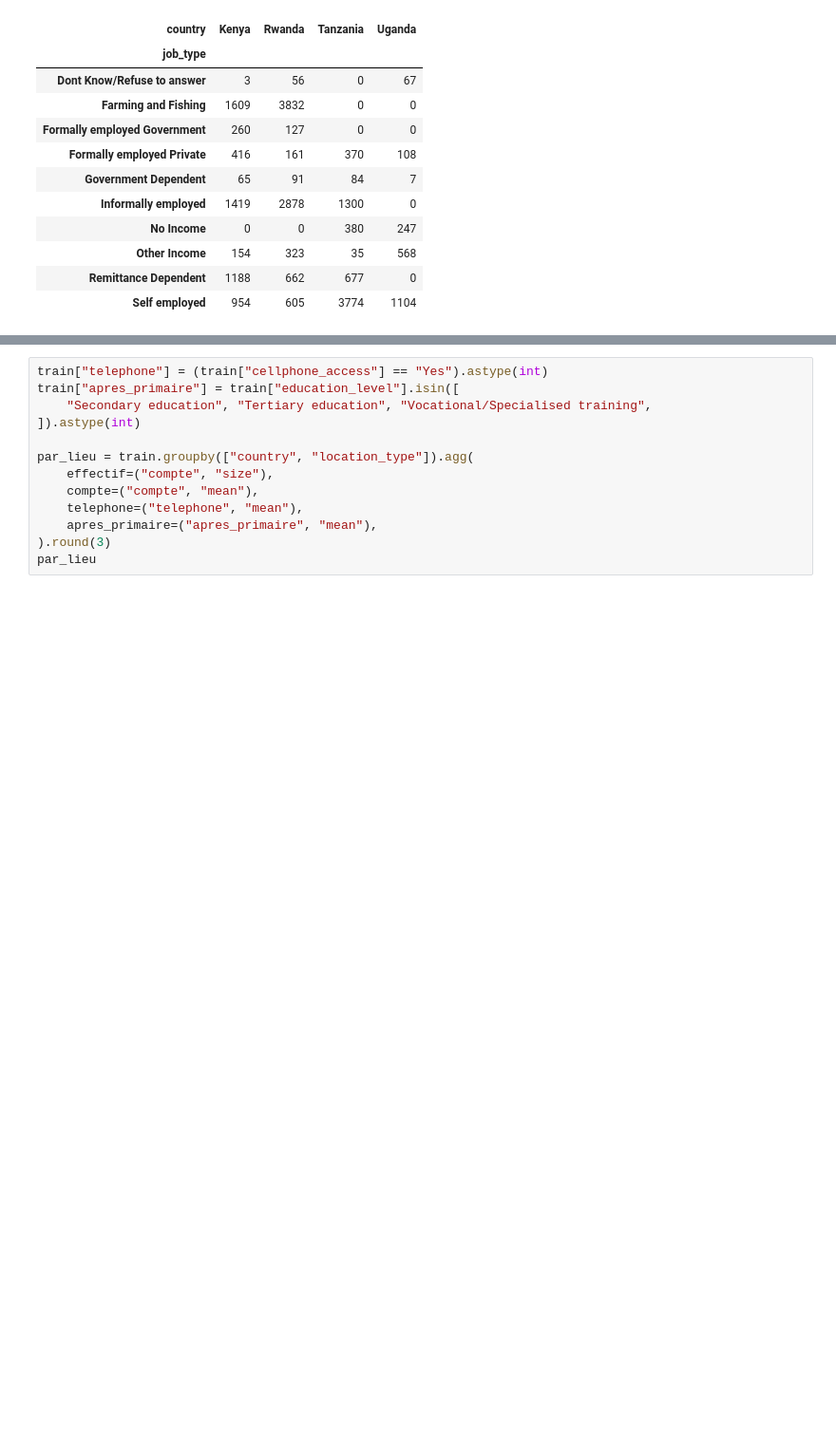
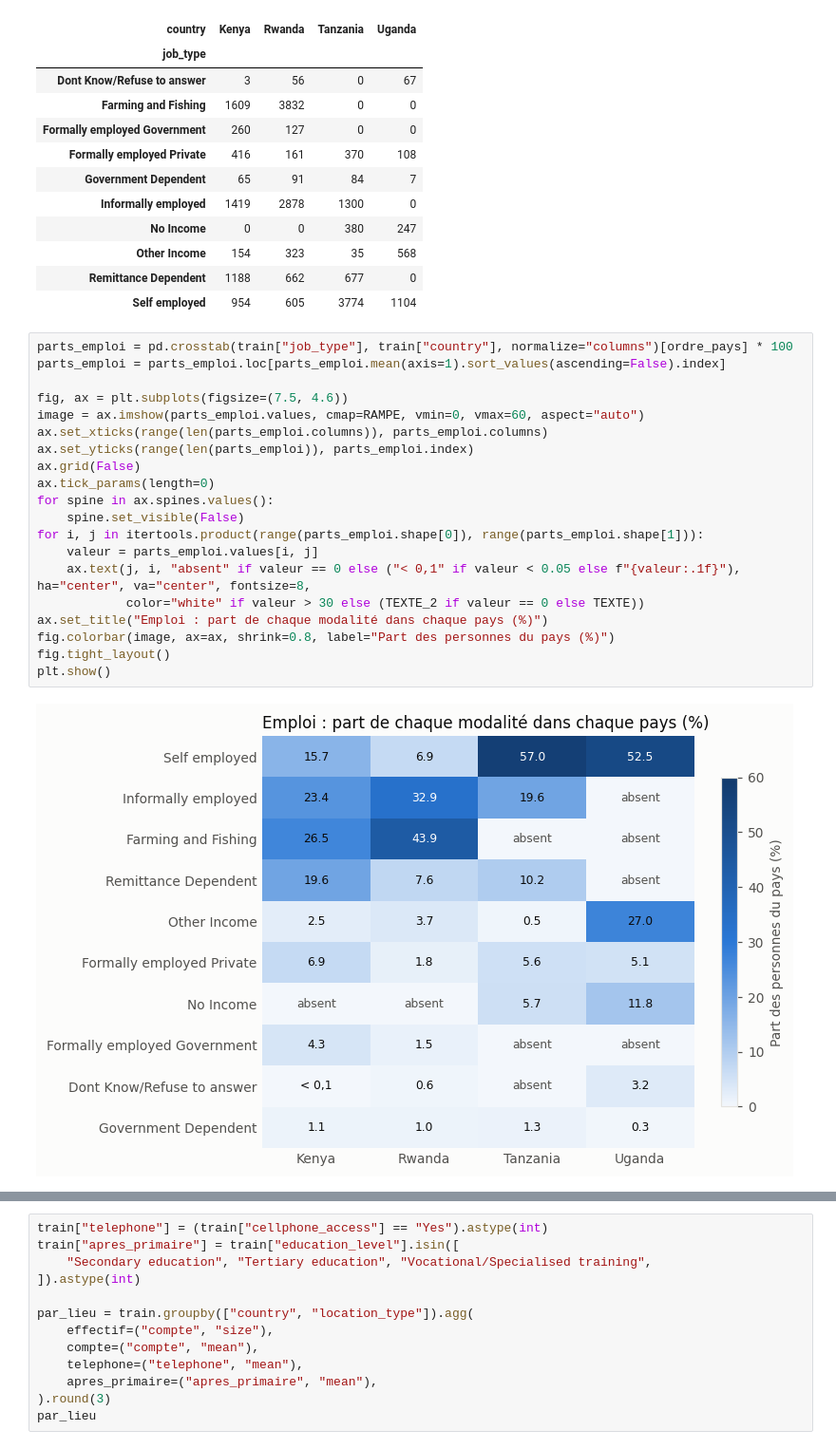
Before and after one commit to ElFuegoX/Data-Science, a Jupyter notebook: notebooks/01_eda.ipynb, the cells around one changed output, grey strips where cells are left out. Shown at 95% size. Saved outputs shown, nothing was run; the diff lists cells and outputs as text; blank space fills up the shorter version.

```diff
--- a/notebooks/01_eda.ipynb
+++ b/notebooks/01_eda.ipynb
@@ -367,6 +369,28 @@ pd.crosstab(train["job_type"], train["country"])[ordre_pays]
 | Other Income | 154 | 323 | 35 | 568 |
 | Remittance Dependent | 1188 | 662 | 677 | 0 |
 | Self employed | 954 | 605 | 3774 | 1104 |
+# %%
+parts_emploi = pd.crosstab(train["job_type"], train["country"], normalize="columns")[ordre_pays] * 100
+parts_emploi = parts_emploi.loc[parts_emploi.mean(axis=1).sort_values(ascending=False).index]
+
+fig, ax = plt.subplots(figsize=(7.5, 4.6))
+image = ax.imshow(parts_emploi.values, cmap=RAMPE, vmin=0, vmax=60, aspect="auto")
+ax.set_xticks(range(len(parts_emploi.columns)), parts_emploi.columns)
+ax.set_yticks(range(len(parts_emploi)), parts_emploi.index)
+ax.grid(False)
+ax.tick_params(length=0)
+for spine in ax.spines.values():
+    spine.set_visible(False)
+for i, j in itertools.product(range(parts_emploi.shape[0]), range(parts_emploi.shape[1])):
+    valeur = parts_emploi.values[i, j]
+    ax.text(j, i, "absent" if valeur == 0 else ("< 0,1" if valeur < 0.05 else f"{valeur:.1f}"), ha="center", va="center", fontsize=8,
+            color="white" if valeur > 30 else (TEXTE_2 if valeur == 0 else TEXTE))
+ax.set_title("Emploi : part de chaque modalité dans chaque pays (%)")
+fig.colorbar(image, ax=ax, shrink=0.8, label="Part des personnes du pays (%)")
+fig.tight_layout()
+plt.show()
+# %% [output]
+[figure, added]
 # %% [markdown]
 Plusieurs modalités n'existent que dans certains pays : aucune ligne `Farming and Fishing` en Tanzanie et en Ouganda, et `No Income` uniquement dans ces deux pays. Comparer `job_type` entre pays revient donc en partie à comparer des codages.
 
```
Also changed, not shown: parts of 5 cells of this notebook.
